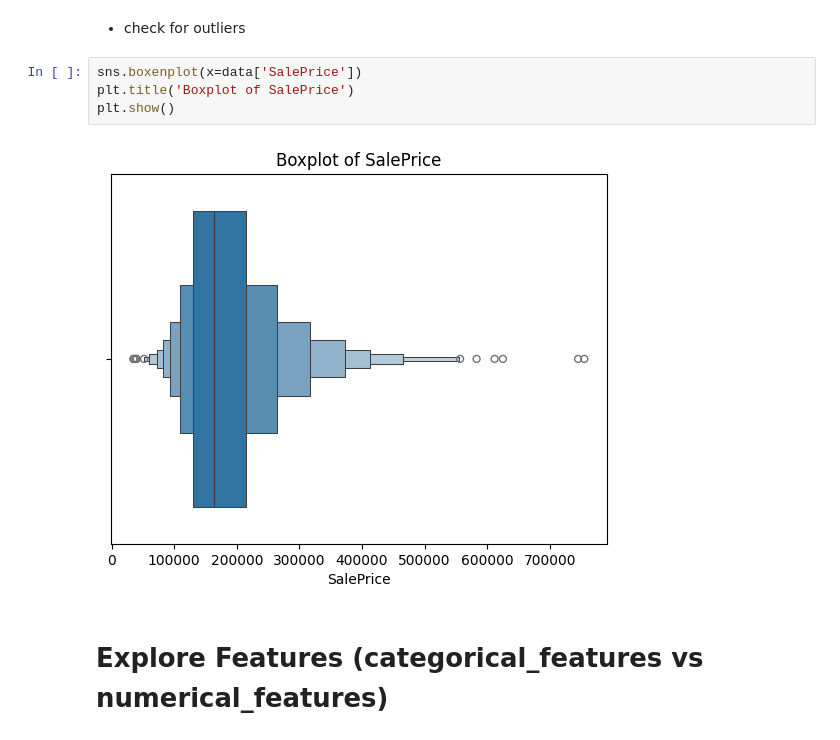
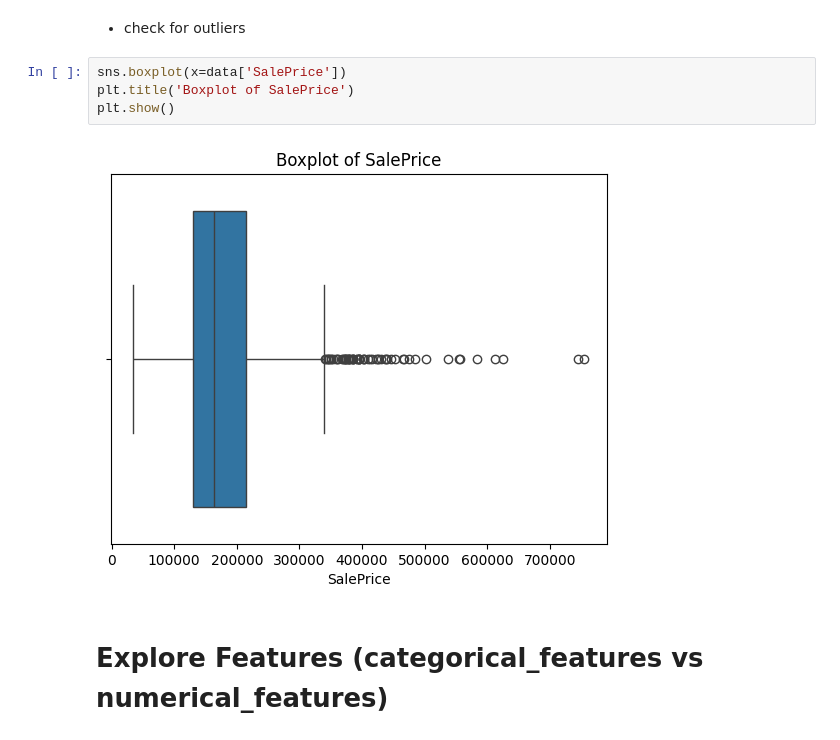
Before and after one commit to RonnyMuthomi/Housing_-Prices_-Competition_for_Kaggle_Learn_Users, a Jupyter notebook: house_price_competion_kaggle.ipynb, the cells around one changed output. Cells and saved outputs as stored; diff of their text form.

```diff
--- a/house_price_competion_kaggle.ipynb
+++ b/house_price_competion_kaggle.ipynb
@@ -130,11 +145,11 @@ print(data['SalePrice'].skew())
 # %% [markdown]
 * check for outliers
 # %%
-sns.boxenplot(x=data['SalePrice'])
+sns.boxplot(x=data['SalePrice'])
 plt.title('Boxplot of SalePrice')
 plt.show()
 # %% [output]
-[figure, old version]
+[figure, new version]
 # %% [markdown]
 # Explore Features (categorical_features vs numerical_features)
 # %% [markdown]
```
Also changed, not shown: parts of 30 cells of this notebook.
